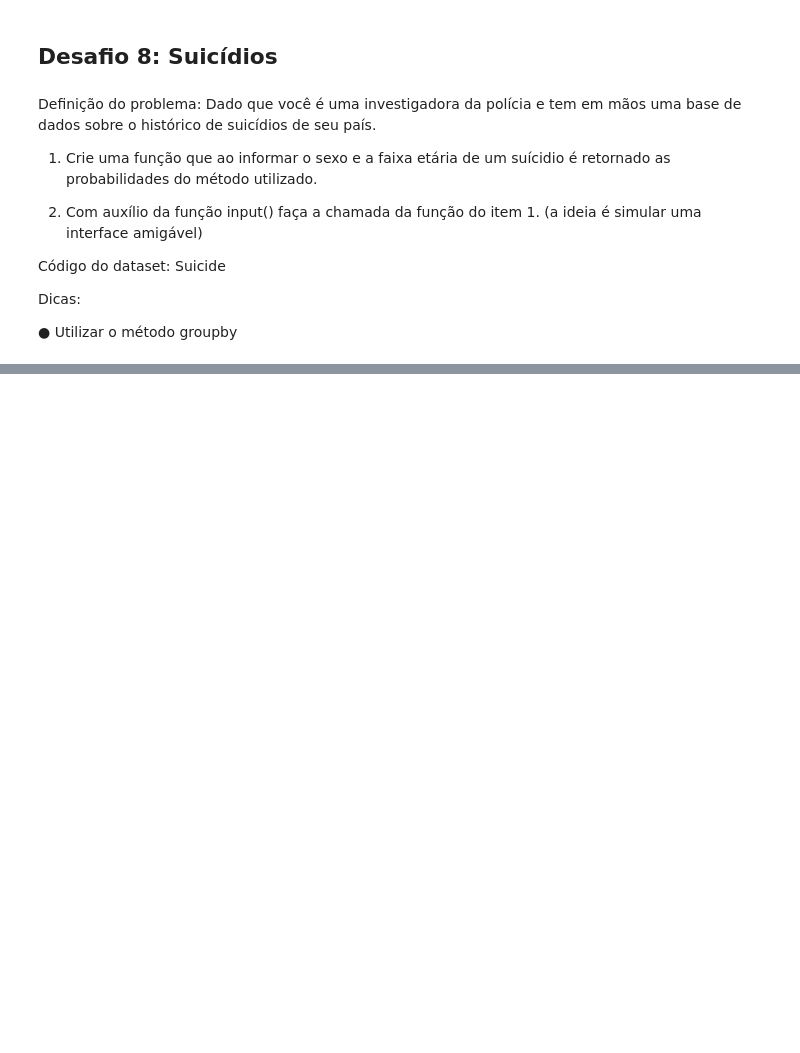
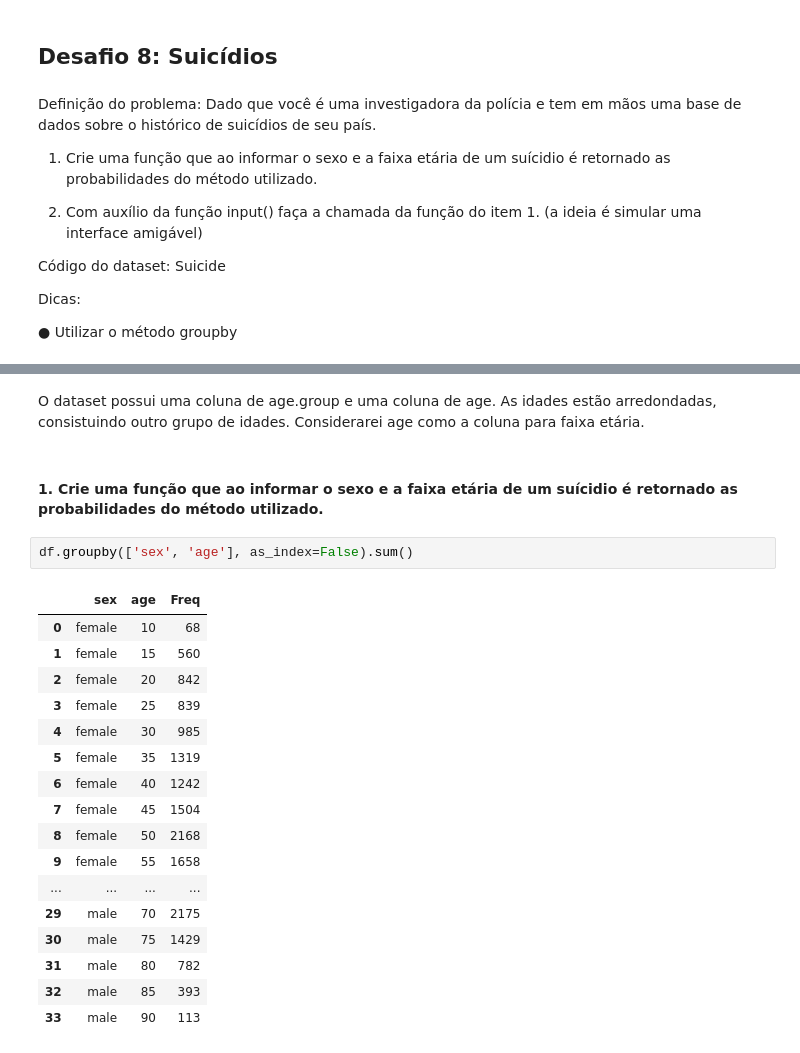
Before and after one commit to luanans/Bootcamp-WoMakersCode, a Jupyter notebook: Desafio_Python_Pandas/Desafio_Python_Pandas.ipynb, the cells around one changed output, grey strips where cells are left out. Cells and saved outputs as stored; diff of their text form; blank space fills up the shorter version.

```diff
--- a/Desafio_Python_Pandas/Desafio_Python_Pandas.ipynb
+++ b/Desafio_Python_Pandas/Desafio_Python_Pandas.ipynb
@@ -469,0 +523,24 @@ Dicas:
+# %% [markdown]
+O dataset possui uma coluna de age.group e uma coluna de age. As idades estão arredondadas, consistuindo outro grupo de idades. Considerarei age como a coluna para faixa etária.
+# %% [markdown]
+#### 1. Crie uma função que ao informar o sexo e a faixa etária de um suícidio é retornado as probabilidades do método utilizado.
+# %%
+df.groupby(['sex', 'age'], as_index=False).sum()
+# %% [output]
+|  | sex | age | Freq |
+| 0 | female | 10 | 68 |
+| 1 | female | 15 | 560 |
+| 2 | female | 20 | 842 |
+| 3 | female | 25 | 839 |
+| 4 | female | 30 | 985 |
+| 5 | female | 35 | 1319 |
+| 6 | female | 40 | 1242 |
+| 7 | female | 45 | 1504 |
+| 8 | female | 50 | 2168 |
+| 9 | female | 55 | 1658 |
+| ... | ... | ... | ... |
+| 29 | male | 70 | 2175 |
+| 30 | male | 75 | 1429 |
+| 31 | male | 80 | 782 |
+| 32 | male | 85 | 393 |
+| 33 | male | 90 | 113 |
```
Also changed, not shown: parts of 9 cells of this notebook, 1 other file.
